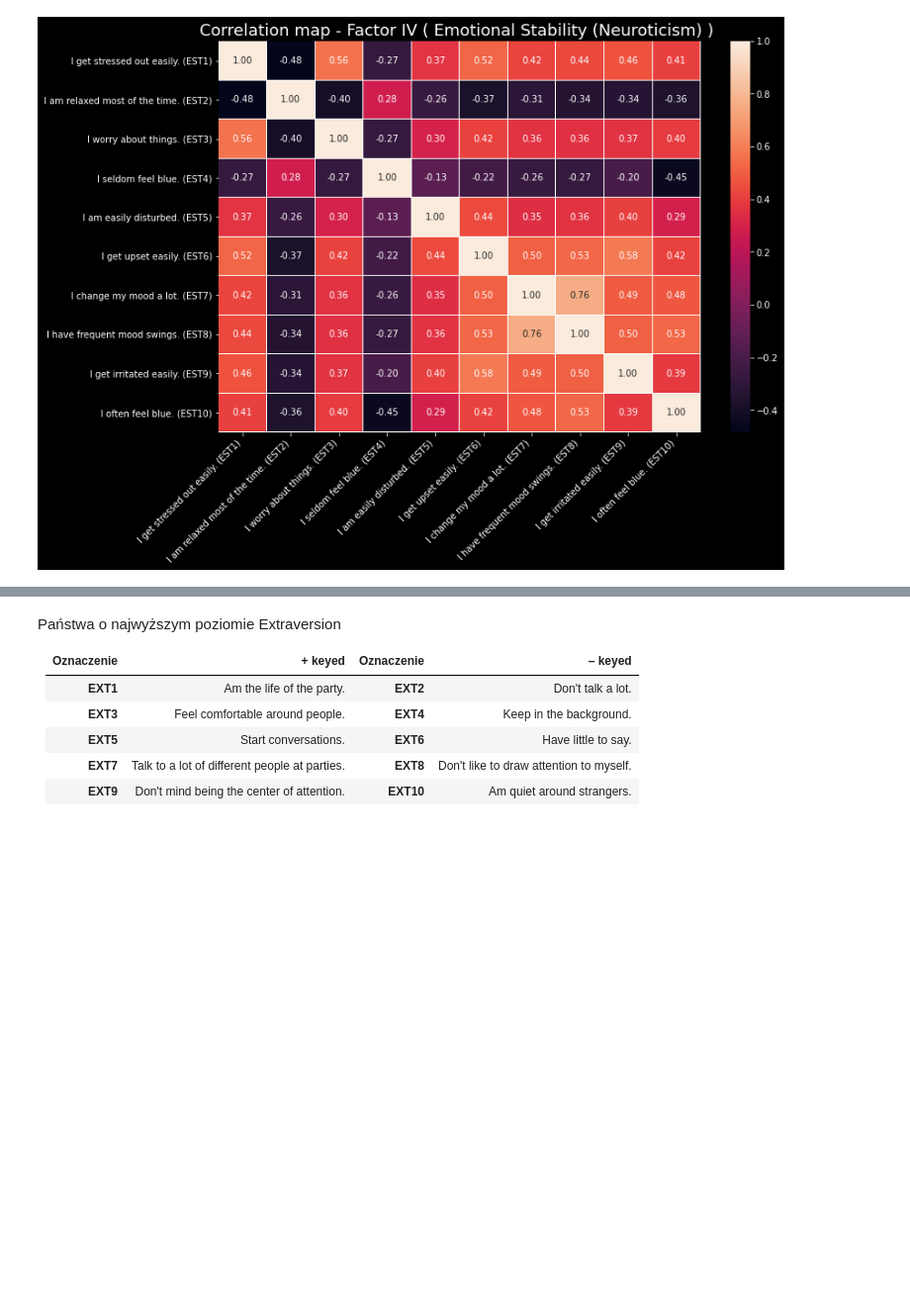
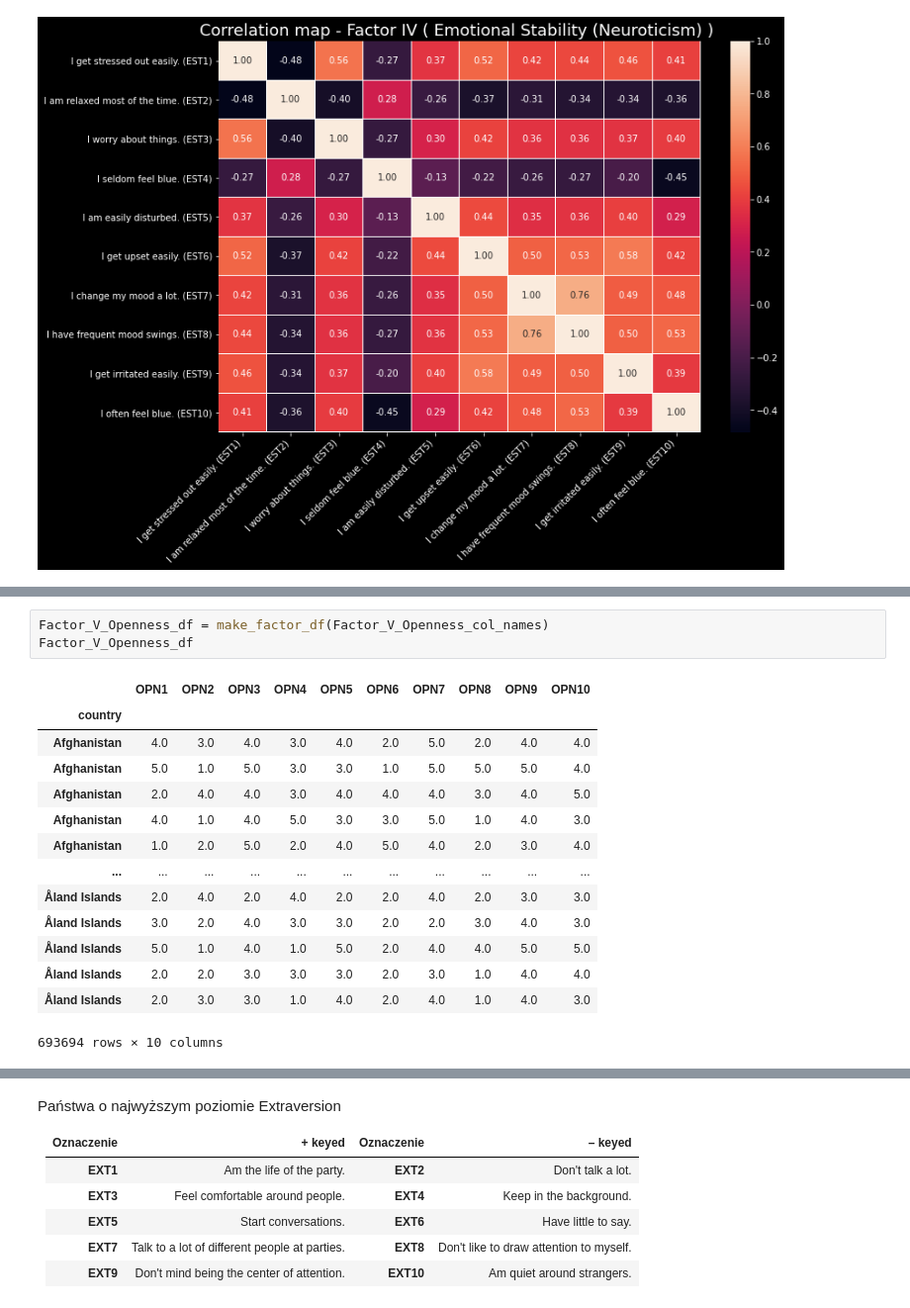
Before and after one commit to ArminD93/BigFivePersonalityTest, a Jupyter notebook: BigFivePersonality.ipynb, the cells around one changed output, grey strips where cells are left out. Shown at 99% size. Cells and saved outputs as stored; diff of their text form; blank space fills up the shorter version.

```diff
--- a/BigFivePersonality.ipynb
+++ b/BigFivePersonality.ipynb
@@ -1153,0 +1195,18 @@ make_corr_map(Factor_IV_EmotionalStability_df,
+# %%
+Factor_V_Openness_df = make_factor_df(Factor_V_Openness_col_names)
+Factor_V_Openness_df
+# %% [output]
+|  | OPN1 | OPN2 | OPN3 | OPN4 | OPN5 | OPN6 | OPN7 | OPN8 | OPN9 | OPN10 |
+| country |  |  |  |  |  |  |  |  |  |  |
+| Afghanistan | 4.0 | 3.0 | 4.0 | 3.0 | 4.0 | 2.0 | 5.0 | 2.0 | 4.0 | 4.0 |
+| Afghanistan | 5.0 | 1.0 | 5.0 | 3.0 | 3.0 | 1.0 | 5.0 | 5.0 | 5.0 | 4.0 |
+| Afghanistan | 2.0 | 4.0 | 4.0 | 3.0 | 4.0 | 4.0 | 4.0 | 3.0 | 4.0 | 5.0 |
+| Afghanistan | 4.0 | 1.0 | 4.0 | 5.0 | 3.0 | 3.0 | 5.0 | 1.0 | 4.0 | 3.0 |
+| Afghanistan | 1.0 | 2.0 | 5.0 | 2.0 | 4.0 | 5.0 | 4.0 | 2.0 | 3.0 | 4.0 |
+| ... | ... | ... | ... | ... | ... | ... | ... | ... | ... | ... |
+| Åland Islands | 2.0 | 4.0 | 2.0 | 4.0 | 2.0 | 2.0 | 4.0 | 2.0 | 3.0 | 3.0 |
+| Åland Islands | 3.0 | 2.0 | 4.0 | 3.0 | 3.0 | 2.0 | 2.0 | 3.0 | 4.0 | 3.0 |
+| Åland Islands | 5.0 | 1.0 | 4.0 | 1.0 | 5.0 | 2.0 | 4.0 | 4.0 | 5.0 | 5.0 |
+| Åland Islands | 2.0 | 2.0 | 3.0 | 3.0 | 3.0 | 2.0 | 3.0 | 1.0 | 4.0 | 4.0 |
+| Åland Islands | 2.0 | 3.0 | 3.0 | 1.0 | 4.0 | 2.0 | 4.0 | 1.0 | 4.0 | 3.0 |
+693694 rows × 10 columns
```
Also changed, not shown: parts of 17 cells of this notebook.
